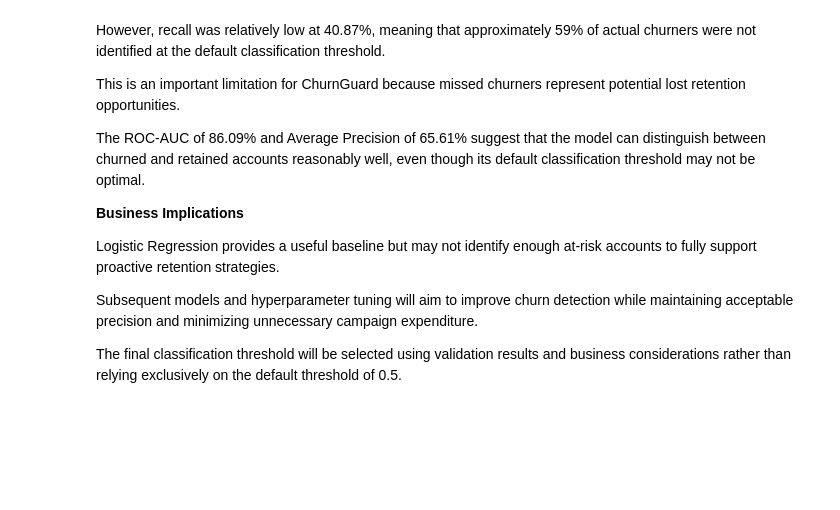
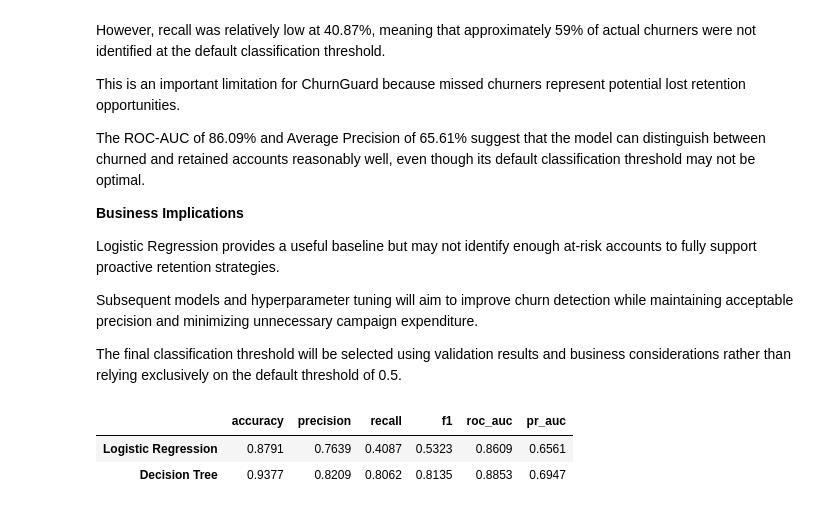
Before and after one commit to timayabi2020/churn-prediction-mlops, a Jupyter notebook: notebooks/churn_prediction.ipynb, the cells around one changed output. Cells and saved outputs as stored; diff of their text form; code cells hidden in the pictures; blank space fills up the shorter version.

Commit message:
Baseline performance of decision tree and comparisson

```diff
--- a/notebooks/churn_prediction.ipynb
+++ b/notebooks/churn_prediction.ipynb
@@ -2678,3 +2679,38 @@ Logistic Regression provides a useful baseline but may not identify enough at-ri
 Subsequent models and hyperparameter tuning will aim to improve churn detection while maintaining acceptable precision and minimizing unnecessary campaign expenditure.
 
 The final classification threshold will be selected using validation results and business considerations rather than relying exclusively on the default threshold of 0.5.
+# %%
+# Build decision tree pipeline
+decision_tree_pipeline = Pipeline(steps=[
+    ("preprocessor", preprocessor),
+    ("classifier", DecisionTreeClassifier(
+        random_state=42
+    ))
+])
+
+# Evaluate using cross-validation strategy
+decision_tree_cv = cross_validate(
+    decision_tree_pipeline,
+    X_train,
+    y_train,
+    cv=cv,
+    scoring=scoring,
+    n_jobs=-1
+)
+# Summarize results
+decision_tree_results = {
+    metric: decision_tree_cv[f"test_{metric}"].mean()
+    for metric in scoring
+}
+
+# Compare baseline models
+baseline_results = pd.DataFrame(
+    [logistic_results, decision_tree_results],
+    index=["Logistic Regression", "Decision Tree"]
+)
+
+display(baseline_results.round(4))
+# %% [output]
+|  | accuracy | precision | recall | f1 | roc_auc | pr_auc |
+| Logistic Regression | 0.8791 | 0.7639 | 0.4087 | 0.5323 | 0.8609 | 0.6561 |
+| Decision Tree | 0.9377 | 0.8209 | 0.8062 | 0.8135 | 0.8853 | 0.6947 |
```
Also changed, not shown: parts of 2 cells of this notebook.
